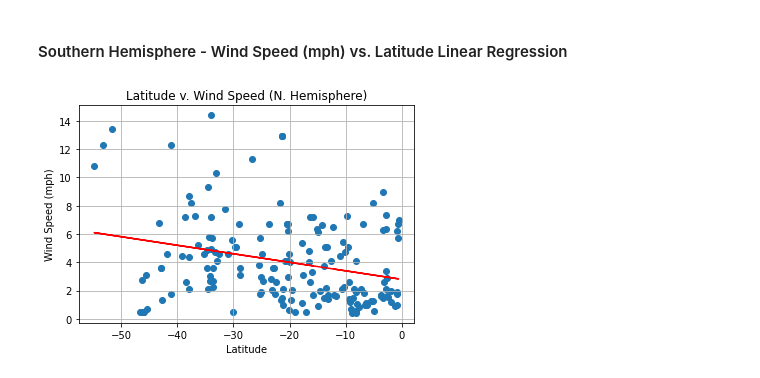
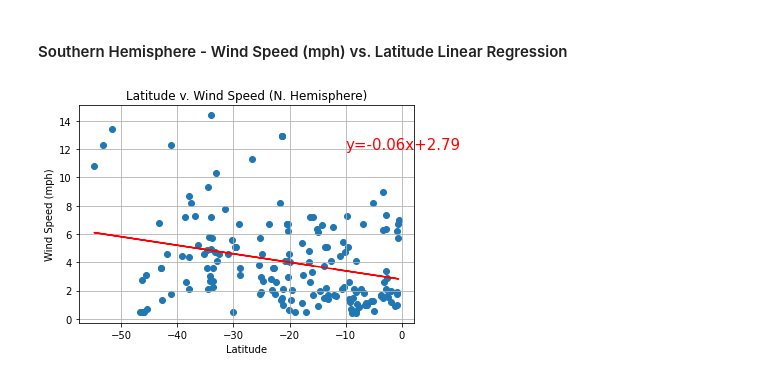
Before and after one commit to reccleston/python-api-challenge, a Jupyter notebook: WeatherPy/WeatherPy.ipynb, the cells around one changed output. Saved outputs shown, nothing was run; the diff lists cells and outputs as text; code cells hidden in the pictures.

```diff
--- a/WeatherPy/WeatherPy.ipynb
+++ b/WeatherPy/WeatherPy.ipynb
@@ -401,22 +401,22 @@ plt.show()
 # %%
 s_lat_wind_speed = s_hem_df[['coord.lat','wind.speed']].dropna()
 
 lat = s_lat_wind_speed['coord.lat']
 wind_speed = s_lat_wind_speed['wind.speed']
 
 slope, intercept, r_value, p_value, std_err = linregress(lat, wind_speed)
 reg_str = 'y='+ str(round(slope, 2)) +'x+' + str(round(intercept, 2))
 
 
 plt.scatter(s_lat_wind_speed['coord.lat'], s_lat_wind_speed['wind.speed'])
 plt.plot(lat, intercept + slope*lat, 'r', label='fitted line')
 plt.title('Latitude v. Wind Speed (N. Hemisphere)')
 plt.xlabel('Latitude')
 plt.ylabel('Wind Speed (mph)')
-plt.annotate(reg_str, (10, 12), fontsize=15, color='red')
+plt.annotate(reg_str, (-10, 12), fontsize=15, color='red')
 plt.grid(True)
 
 plt.savefig('../output_data/WeatherPy_output/s_hem_wind_lat.png', dpi=400)
 plt.show()
 # %% [output]
-[figure, old version]
+[figure, new version]
```
Also changed, not shown: parts of 1 cell of this notebook, 3 other files.
